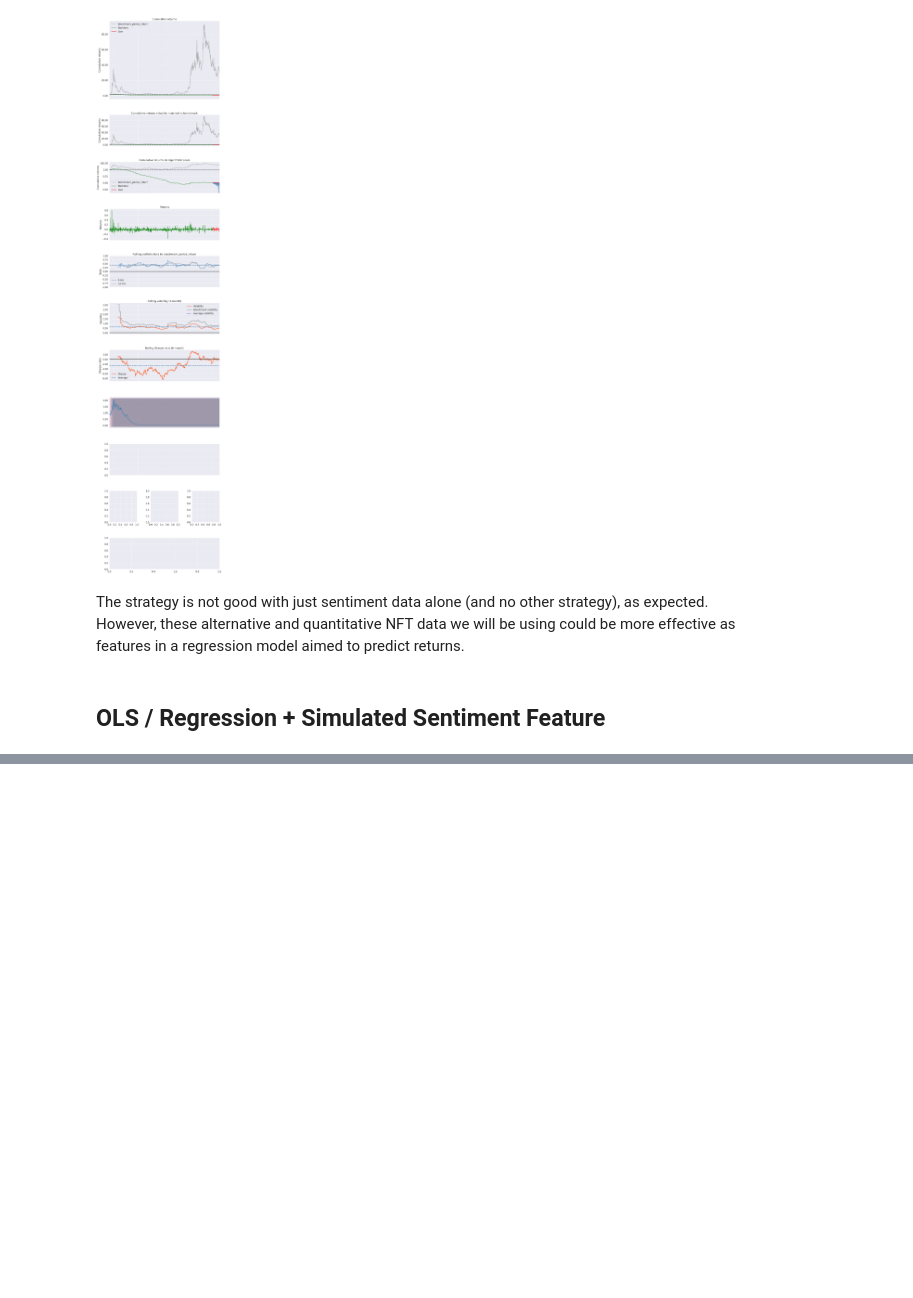
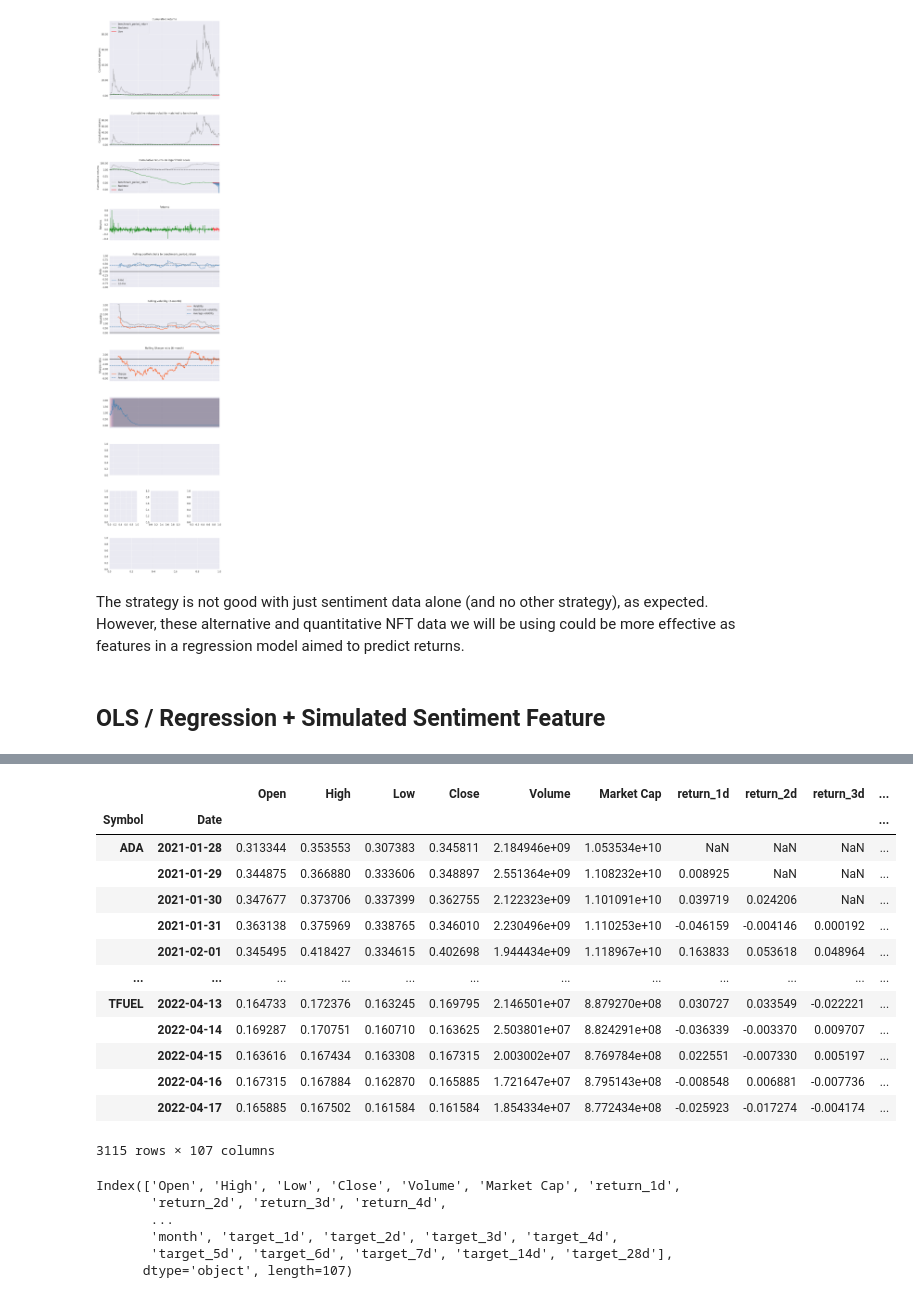
Before and after one commit to amicha02/ape_mining, a Jupyter notebook: notebooks/2.0-mw-pipeline-test.ipynb, the cells around one changed output, grey strips where cells are left out. Drawn from its saved outputs; the diff is of its cells as text; code cells hidden in the pictures; blank space fills up the shorter version.

Commit message:
creation of return targets and features

```diff
--- a/notebooks/2.0-mw-pipeline-test.ipynb
+++ b/notebooks/2.0-mw-pipeline-test.ipynb
@@ -250,0 +340,13 @@ pd.concat([pd.read_csv(os.path.join(data_path,file)) for file in os.listdir(data
+# %%
+# Chapter 6 nb
+q = 0.0001
+
+for lag in lags:
+    uni_prices[f'return_{lag}d'] = (uni_prices.groupby(level='Symbol').Close
+                                .pct_change(lag)
+                                .pipe(lambda x: x.clip(lower=x.quantile(q),
+                                                       upper=x.quantile(1 - q)))
+                                .add(1)
+                                .pow(1 / lag)
+                                .sub(1)
+                                )
@@ -250,0 +361,6 @@ pd.concat([pd.read_csv(os.path.join(data_path,file)) for file in os.listdir(data
+# %%
+# Chapter 6 nb
+for t in range(len(lags)):
+    for lag in lags:
+        uni_prices[f'return_{lag}d_lag{t}'] = (uni_prices.groupby(level='Symbol')
+                                           [f'return_{lag}d'].shift(t * lag))
@@ -250,0 +375,3 @@ pd.concat([pd.read_csv(os.path.join(data_path,file)) for file in os.listdir(data
+# %%
+for t in lags:
+    uni_prices[f'target_{t}d'] = uni_prices.groupby(level='Symbol')[f'return_{t}d'].shift(-t)
@@ -250,0 +384,4 @@ pd.concat([pd.read_csv(os.path.join(data_path,file)) for file in os.listdir(data
+# %%
+# Chapter 6 nb
+uni_prices['year'] = uni_prices.index.get_level_values('Date').year
+uni_prices['month'] = uni_prices.index.get_level_values('Date').month
@@ -250,0 +401,26 @@ pd.concat([pd.read_csv(os.path.join(data_path,file)) for file in os.listdir(data
+# %%
+uni_prices
+# %% [output]
+|  |  | Open | High | Low | Close | Volume | Market Cap | return_1d | return_2d | return_3d | ... |
+| Symbol | Date |  |  |  |  |  |  |  |  |  | ... |
+| ADA | 2021-01-28 | 0.313344 | 0.353553 | 0.307383 | 0.345811 | 2.184946e+09 | 1.053534e+10 | NaN | NaN | NaN | ... |
+|  | 2021-01-29 | 0.344875 | 0.366880 | 0.333606 | 0.348897 | 2.551364e+09 | 1.108232e+10 | 0.008925 | NaN | NaN | ... |
+|  | 2021-01-30 | 0.347677 | 0.373706 | 0.337399 | 0.362755 | 2.122323e+09 | 1.101091e+10 | 0.039719 | 0.024206 | NaN | ... |
+|  | 2021-01-31 | 0.363138 | 0.375969 | 0.338765 | 0.346010 | 2.230496e+09 | 1.110253e+10 | -0.046159 | -0.004146 | 0.000192 | ... |
+|  | 2021-02-01 | 0.345495 | 0.418427 | 0.334615 | 0.402698 | 1.944434e+09 | 1.118967e+10 | 0.163833 | 0.053618 | 0.048964 | ... |
+| ... | ... | ... | ... | ... | ... | ... | ... | ... | ... | ... | ... |
+| TFUEL | 2022-04-13 | 0.164733 | 0.172376 | 0.163245 | 0.169795 | 2.146501e+07 | 8.879270e+08 | 0.030727 | 0.033549 | -0.022221 | ... |
+|  | 2022-04-14 | 0.169287 | 0.170751 | 0.160710 | 0.163625 | 2.503801e+07 | 8.824291e+08 | -0.036339 | -0.003370 | 0.009707 | ... |
+|  | 2022-04-15 | 0.163616 | 0.167434 | 0.163308 | 0.167315 | 2.003002e+07 | 8.769784e+08 | 0.022551 | -0.007330 | 0.005197 | ... |
+|  | 2022-04-16 | 0.167315 | 0.167884 | 0.162870 | 0.165885 | 1.721647e+07 | 8.795143e+08 | -0.008548 | 0.006881 | -0.007736 | ... |
+|  | 2022-04-17 | 0.165885 | 0.167502 | 0.161584 | 0.161584 | 1.854334e+07 | 8.772434e+08 | -0.025923 | -0.017274 | -0.004174 | ... |
+3115 rows × 107 columns
+# %%
+uni_prices.columns
+# %% [output]
+Index(['Open', 'High', 'Low', 'Close', 'Volume', 'Market Cap', 'return_1d',
+       'return_2d', 'return_3d', 'return_4d',
+       ...
+       'month', 'target_1d', 'target_2d', 'target_3d', 'target_4d',
+       'target_5d', 'target_6d', 'target_7d', 'target_14d', 'target_28d'],
+      dtype='object', length=107)
```
Also changed, not shown: parts of 23 cells of this notebook.
